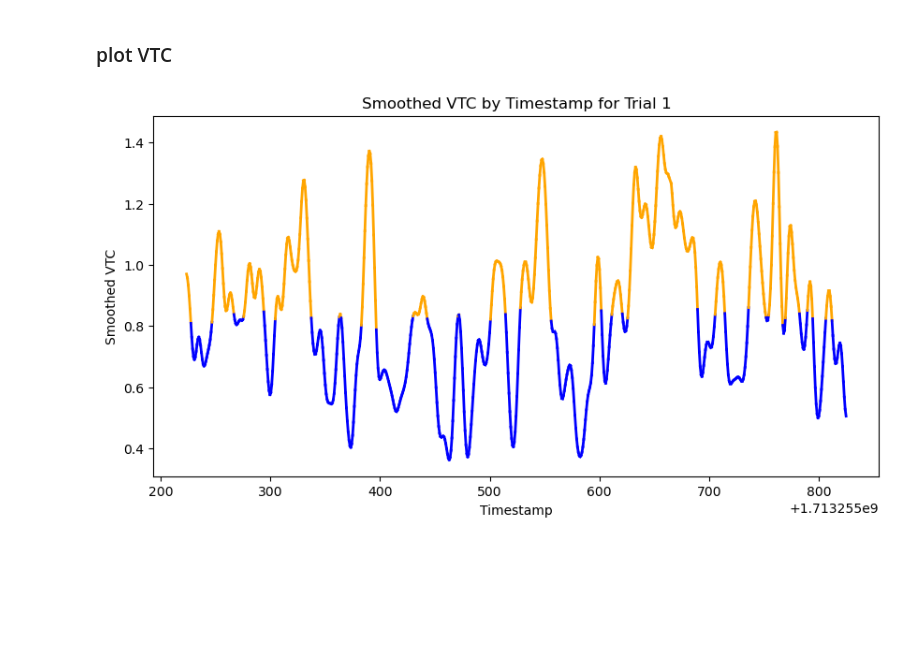
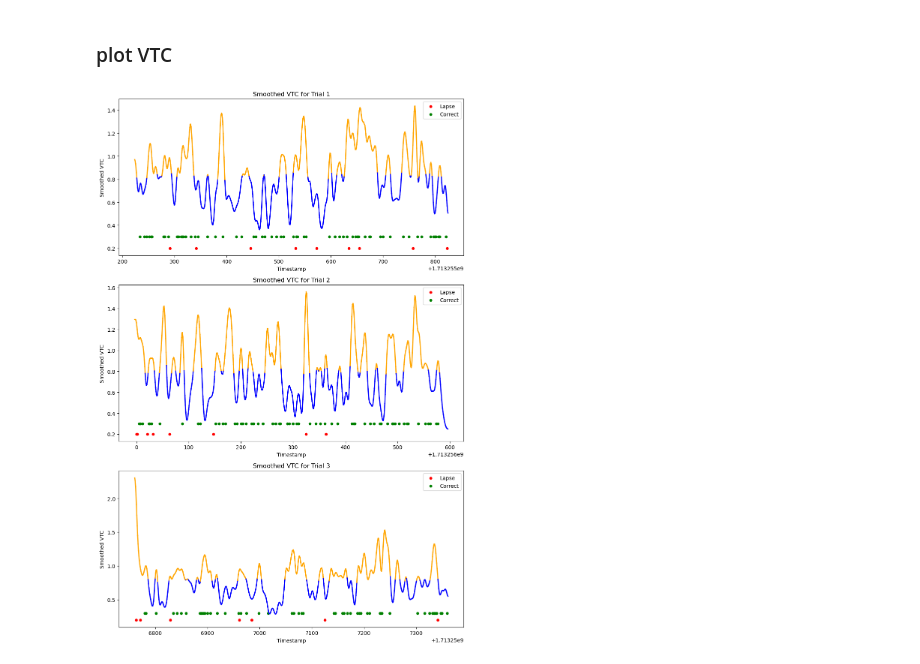
Before and after one commit to henrisuurorg/measure-attention-eeg, a Jupyter notebook: training/gradcpt_analysis.ipynb, the cells around one changed output. Cells and saved outputs as stored; diff of their text form; code cells hidden in the pictures; blank space fills up the shorter version.

Commit message:
gradcpt analysis in progress

```diff
--- a/training/gradcpt_analysis.ipynb
+++ b/training/gradcpt_analysis.ipynb
@@ -4,4 +4,4 @@ import numpy as np
 import copy
 import json
 
-gradcpt_data
+gradcpt_data = pd.read_csv(f'data/res/all_subjects_gradcpt.csv')
@@ -140,0 +19,10 @@ data.to_csv(f'subject_{subject_id}_gradcpt.csv')
+# %%
+# Create a single column with categorical labels
+conditions = [
+    (gradcpt_data['Mountain'] & gradcpt_data['Button pressed']),
+    (~gradcpt_data['Mountain'] & ~gradcpt_data['Button pressed']),
+    (gradcpt_data['Mountain'] & ~gradcpt_data['Button pressed']),
+    (~gradcpt_data['Mountain'] & gradcpt_data['Button pressed'])
+]
+choices = ['Lapse', 'Omission', 'Correct', 'Baseline']
+gradcpt_data['Condition'] = np.select(conditions, choices)
@@ -143,25 +40,50 @@ data.to_csv(f'subject_{subject_id}_gradcpt.csv')
 # %%
 import matplotlib.pyplot as plt
 import pandas as pd
 import numpy as np
-# Filter data for Trial 1
-trial_data = data[data['Trial'] == 1]
 
-# Calculate the mean of Smoothed VTC
-mean_vtc = trial_data['Smoothed VTC'].mean()
+# Assuming gradcpt_data is already loaded
 
-# Plotting
-plt.figure(figsize=(10, 5))
-for i in range(len(trial_data) - 1):
-    x_values = trial_data['Timestamp'][i:i+2]
-    y_values = trial_data['Smoothed VTC'][i:i+2]
-    color = 'orange' if y_values.mean() > mean_vtc else 'blue'
-    plt.plot(x_values, y_values, color=color, linewidth=2)
+# Define the figure and subplots
+fig, axes = plt.subplots(3, 1, figsize=(10, 15))  # Adjust the figure size to fit three plots
 
-# Add labels and title
-plt.title('Smoothed VTC by Timestamp for Trial 1')
-plt.xlabel('Timestamp')
-plt.ylabel('Smoothed VTC')
+# Trials to plot
+trials = [1, 2, 3]
+
+# Iterate over each subplot and plot each trial
+for ax, trial in zip(axes, trials):
+    # Filter data for the current trial and Subject 11
+    trial_data = gradcpt_data[(gradcpt_data['Trial'] == trial) & (gradcpt_data['Subject'] == 11)]
+
+    # Calculate the mean of Smoothed VTC
+    mean_vtc = trial_data['Smoothed VTC'].mean()
+
+    # Plotting VTC data
+    for i in range(len(trial_data) - 1):
+        x_values = trial_data['Timestamp'][i:i+2]
+        y_values = trial_data['Smoothed VTC'][i:i+2]
+        color = 'orange' if y_values.mean() > mean_vtc else 'blue'
+        ax.plot(x_values, y_values, color=color, linewidth=2)
+
+    # Add dots for Lapses and Corrects at fixed y positions with smaller size
+    conditions = [('Lapse', 'red', 0.2), ('Correct', 'green', 0.3)]
+    for condition, marker_color, y_position in conditions:
+        condition_data = trial_data[trial_data['Condition'] == condition]
+        ax.scatter(condition_data['Timestamp'], [y_position] * len(condition_data), color=marker_color, s=20, label=condition)
+
+    # Set titles and labels
+    ax.set_title(f'Smoothed VTC for Trial {trial}')
+    ax.set_xlabel('Timestamp')
+    ax.set_ylabel('Smoothed VTC')
+
+    # Add legend to distinguish conditions
+    ax.legend()
+
+# Adjust layout to prevent overlap
+plt.tight_layout()
+
+# Show plot
+plt.savefig('erik_zones_trials.png', dpi=300)  # Save the figure as a PNG file with high resolution
 plt.show()
 # %% [output]
-[figure, old version]
+[figure, new version]
```
Also changed, not shown: parts of 13 cells of this notebook, 1 other file.
